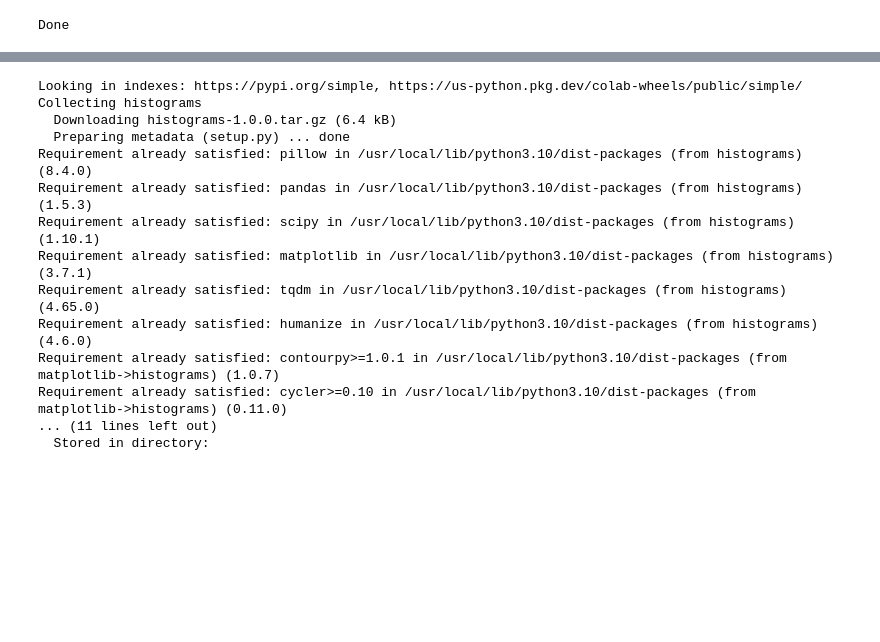
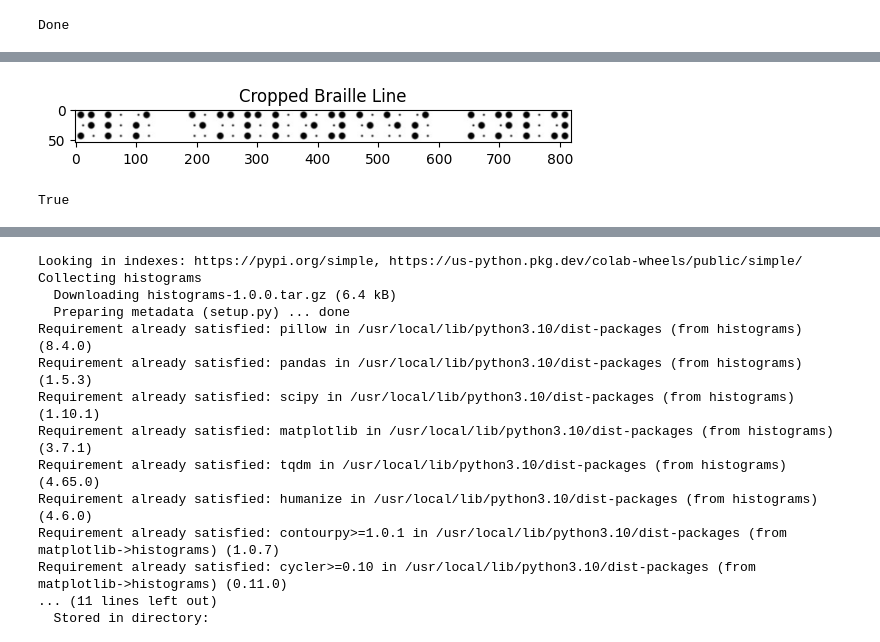
Before and after one commit to Hriday1001/Braille_Character_Recognition, a Jupyter notebook: BrailleOpenCV_character.ipynb, the cells around one changed output, grey strips where cells are left out. Drawn from its saved outputs; the diff is of its cells as text; code cells hidden in the pictures; blank space fills up the shorter version.

```diff
--- a/BrailleOpenCV_character.ipynb
+++ b/BrailleOpenCV_character.ipynb
@@ -57,0 +137,21 @@ plt.imshow(image,cmap="gray")
+# %%
+x_min = min([box[0] for box in bounding_boxes]) - padding
+x_max = max([box[0] + box[2] for box in bounding_boxes]) + padding
+y_min = min([box[1] for box in bounding_boxes]) - padding
+y_max = max([box[1] + box[3] for box in bounding_boxes]) + padding
+
+x_min = max(0, x_min)
+x_max = min(braille_image.shape[1], x_max)
+y_min = max(0, y_min)
+y_max = min(braille_image.shape[0], y_max)
+
+cropped_line = braille_image[y_min:y_max, x_min:x_max]
+
+plt.imshow(cropped_line, cmap="gray")
+plt.title("Cropped Braille Line")
+plt.show()
+
+cv2.imwrite("/content/cropped_line.png", cropped_line)
+# %% [output]
+[figure, added]
+True
```
Also changed, not shown: parts of 22 cells of this notebook.
